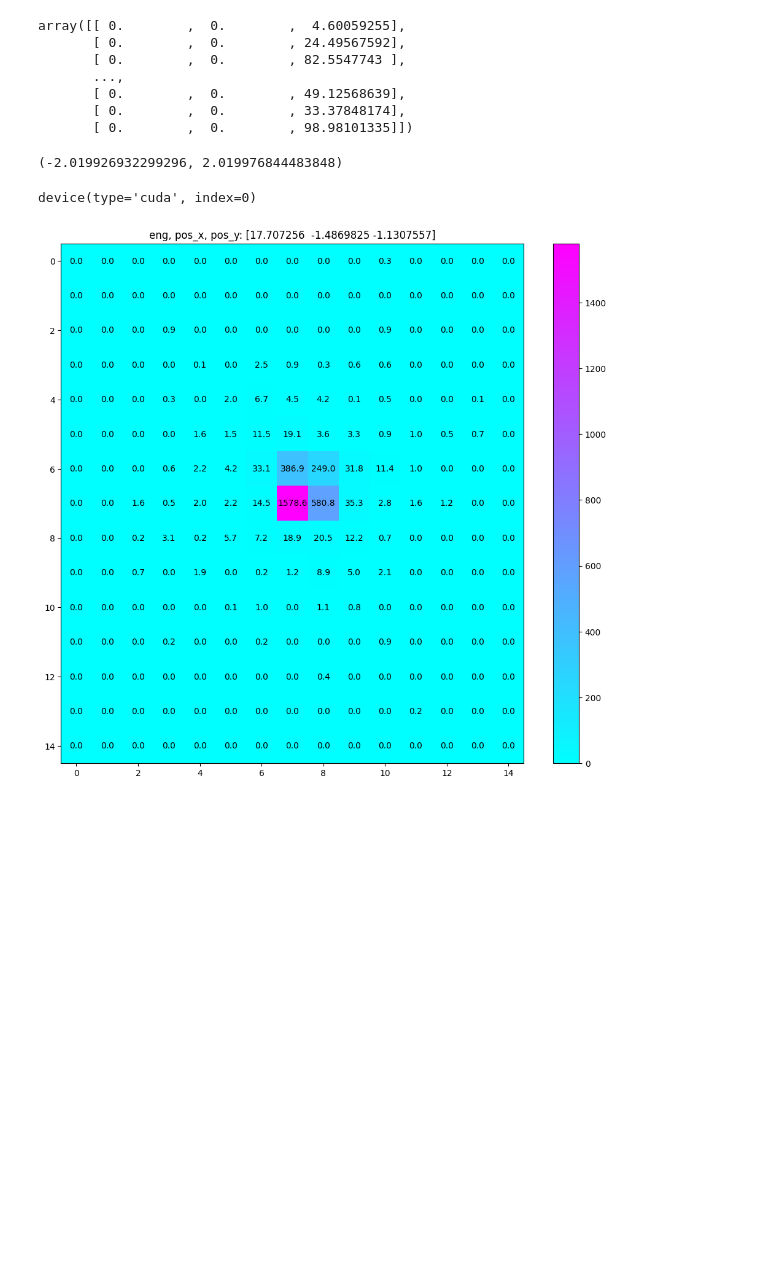
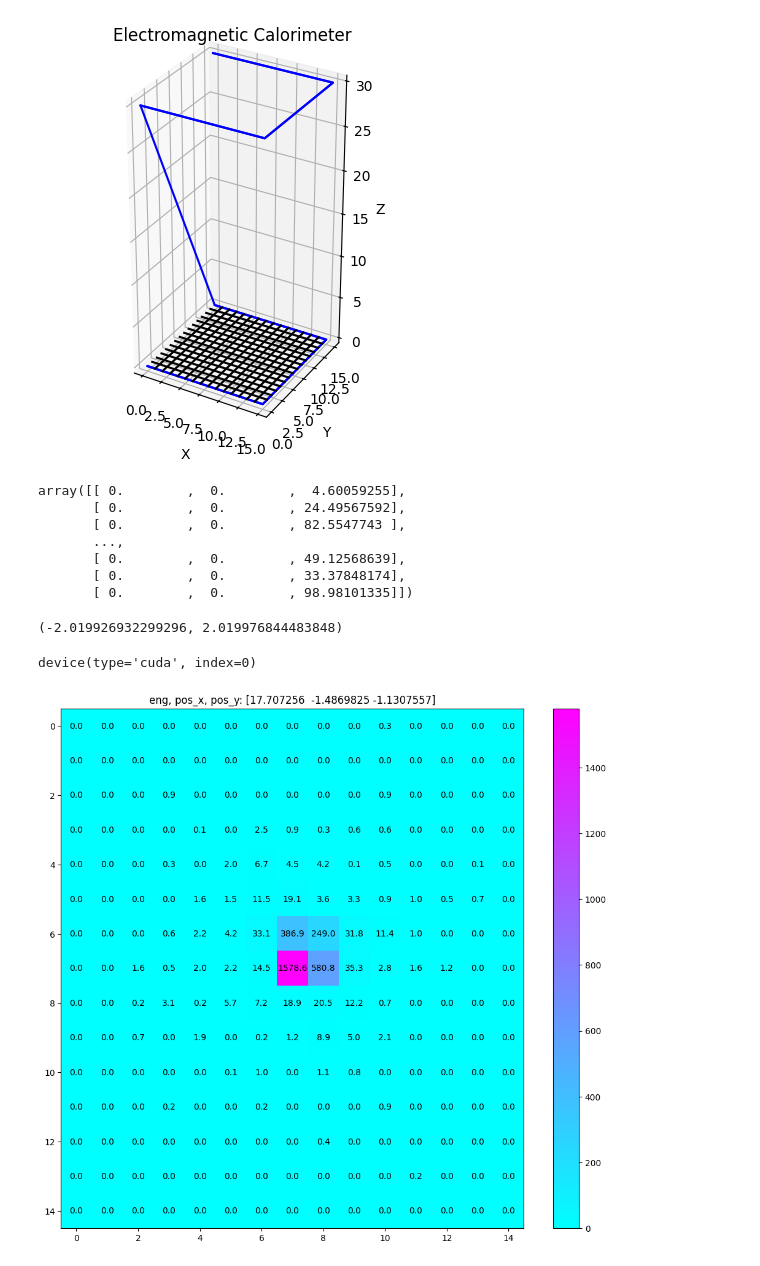
Before and after one commit to dxtvzw/ecal-optimization, a Jupyter notebook: src/tmp.ipynb, the cells around one changed output. Saved outputs shown, nothing was run; the diff lists cells and outputs as text; code cells hidden in the pictures; blank space fills up the shorter version.

```diff
--- a/src/tmp.ipynb
+++ b/src/tmp.ipynb
@@ -1,3 +1,45 @@
+# %%
+import numpy as np
+import matplotlib.pyplot as plt
+from mpl_toolkits.mplot3d import Axes3D
+
+# Define dimensions of the calorimeter
+size_x = 15
+size_y = 15
+size_z = 30  # Longer third dimension
+
+# Create a figure and a 3D axis
+fig = plt.figure()
+ax = fig.add_subplot(111, projection='3d')
+
+# Create coordinates for the vertices of the parallelepiped
+x = [0, size_x, size_x, 0, 0, size_x, size_x, 0]
+y = [0, 0, size_y, size_y, 0, 0, size_y, size_y]
+z = [0, 0, 0, 0, size_z, size_z, size_z, size_z]
+
+# Plot the parallelepiped
+ax.plot(x, y, z, color='b')  # Plot the bottom face
+ax.plot(x[:4], y[:4], z[:4], color='b')  # Connect the corners to complete the bottom face
+ax.plot(x[4:], y[4:], z[4:], color='b')  # Connect the corners to complete the top face
+
+# Plot the lines to represent individual cells
+for i in range(1, size_x):
+    ax.plot([i, i], [0, size_y], [0, 0], color='k')  # Vertical lines
+for j in range(1, size_y):
+    ax.plot([0, size_x], [j, j], [0, 0], color='k')  # Horizontal lines
+
+# Set labels and title
+ax.set_xlabel('X')
+ax.set_ylabel('Y')
+ax.set_zlabel('Z')
+ax.set_title('Electromagnetic Calorimeter')
+
+# Set aspect ratio to equal for better visualization
+ax.set_box_aspect([size_x, size_y, size_z])
+
+plt.show()
+# %% [output]
+[figure, added]
 # %%
 import uproot as uproot
 
```
Also changed, not shown: 4 other files.
